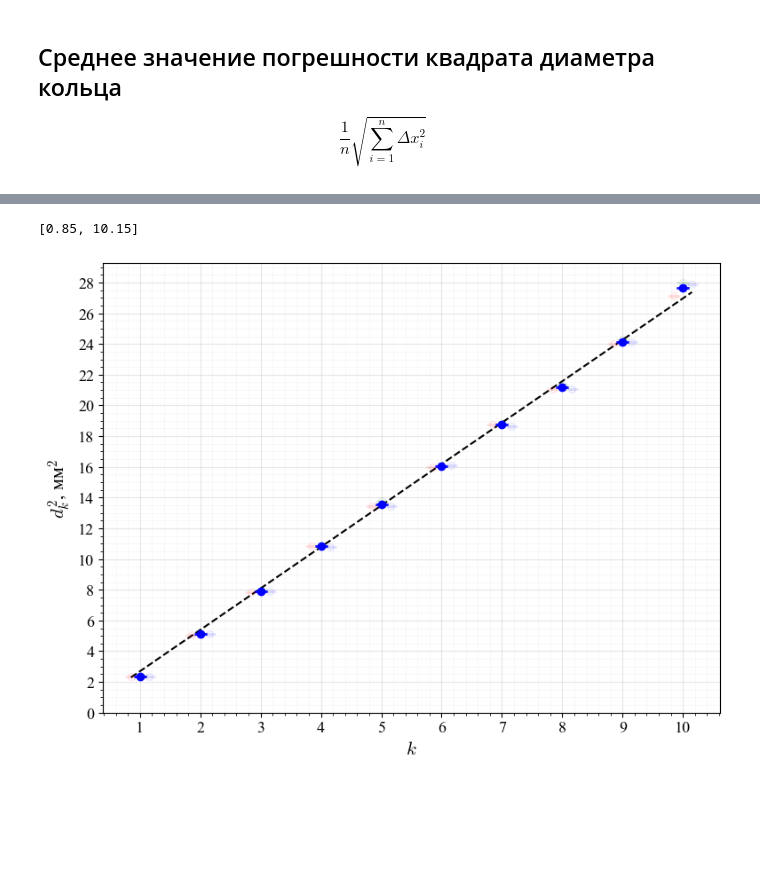
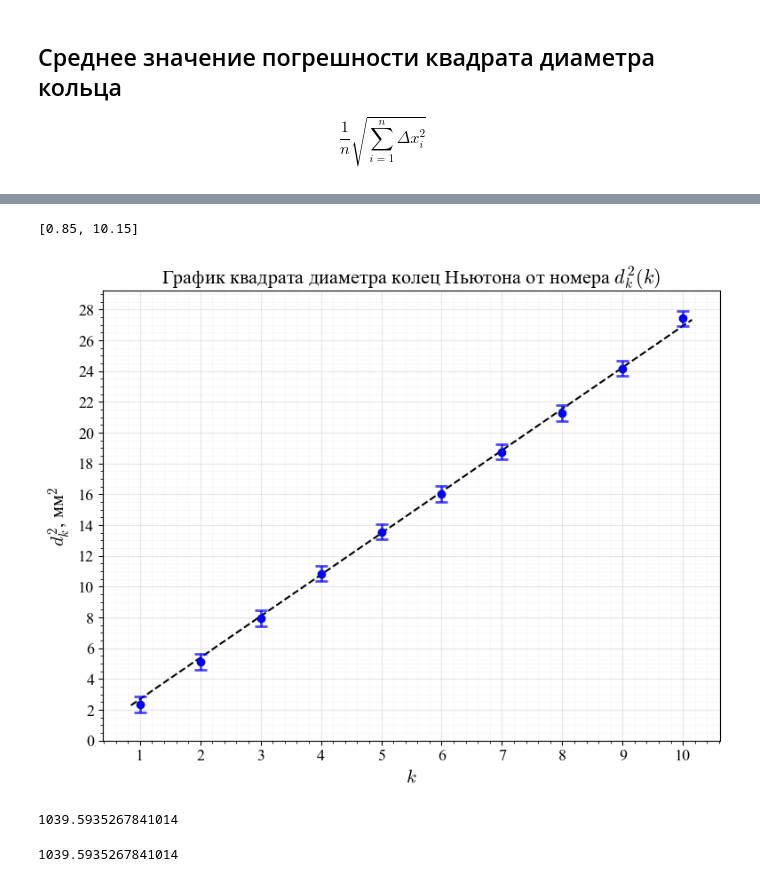
Before and after one commit to SerKin0/IBTC-physics-2k4s-latex-newton_ring, a Jupyter notebook: data/main.ipynb, the cells around one changed output, grey strips where cells are left out. Saved outputs shown, nothing was run; the diff lists cells and outputs as text; code cells hidden in the pictures; blank space fills up the shorter version.

```diff
--- a/data/main.ipynb
+++ b/data/main.ipynb
@@ -29,7 +29,7 @@ n = 1
 lambda_light = 0.589 * 1e-6
 
 # Абсолютная погрешность диаметра колец Ньютона
-delta_d = 5 * 1e-6
+delta_d = 0.01
 # %%
 # --------------------------- Результаты измерений --------------------------- #
 tests = [
@@ -387,6 +386,7 @@ colors = [
     "blue",
     "green",
     "red",
+    "orange"
 ]
 trend = lambda x: k_square_diameters * x
 
@@ -399,51 +399,52 @@ plt.plot(x_trend, y_trend, '--', color='black')
 y_points = [i + 1 for i in range(10)][::-1]
 
 length = len(square_diameters_rings)
 
-for index_test, (diameters, error_diameters, mid_diameters, mid_error_diameters) in enumerate(
-    zip(square_diameters_rings, errors_square_diameters_rings, middle_square_diameters, middle_error_square_diameters)
-):
-    window_y = [y - step * (index_test - length // 2) for y in y_points]
-    ax.plot(window_y, diameters, "o", color=colors[index_test], alpha=0.05)
-    ax.errorbar(
-        window_y,
-        diameters,
-        yerr=error_diameters,
-        fmt="none",
-        capsize=5,
-        capthick=2,
-        elinewidth=2,
-        color=colors[index_test],
-        alpha=0.05,
-    )
+# for index_test, (diameters, error_diameters, mid_diameters, mid_error_diameters) in enumerate(
+#     zip(square_diameters_rings, errors_square_diameters_rings, middle_square_diameters, middle_error_square_diameters)
+# ):
+#     window_y = [y - step * (index_test - length // 2) for y in y_points]
+#     ax.plot(window_y, diameters, "o", color=colors[index_test], alpha=0.05)
+#     ax.errorbar(
+#         window_y,
+#         diameters,
+#         yerr=error_diameters,
+#         fmt="none",
+#         capsize=5,
+#         capthick=2,
+#         elinewidth=2,
+#         color=colors[index_test],
+#         alpha=0.05,
+#     )
 
 plt.plot(y_points, middle_square_diameters, "o", color='blue')
 ax.errorbar(
     y_points,
     middle_square_diameters,
-    yerr=middle_error_square_diameters,
+    yerr=0.5,
     fmt="none",
     capsize=5,
     capthick=2,
     elinewidth=2,
     color='blue',
     alpha=0.7,
 )
 
 plt.minorticks_on()
 
 plt.xlabel("$k$")
 plt.ylabel(r"$d_k^2$, $\text{мм}^2$")
 plt.xticks(y_points)
 plt.yticks(np.arange(0, 30, 2))
 ax.grid(True, alpha=0.3)
 plt.grid(True, which='minor', linestyle=':', linewidth=0.5, alpha=0.3)
 plt.tight_layout()
+plt.title("График квадрата диаметра колец Ньютона от номера $d_k^2(k)$")
 fig.savefig('graph_1.pdf', bbox_inches='tight')
 plt.show()
 # %% [output]
 [0.85, 10.15]
-[figure, old version]
+[figure, new version]
 # %%
 middle = 0
 count = 0
@@ -453,6 +454,14 @@ for row in radius_lenses:
     middle += sum(row)
 
 middle_radius_lenses = middle / count
+
+middle_radius_lenses
+# %% [output]
+1039.5935267841014
+# %%
+middle_radius_lenses
+# %% [output]
+1039.5935267841014
 # %%
 fig, ax = plt.subplots(figsize=(7, 5))
 
```
Also changed, not shown: parts of 18 cells of this notebook, 6 other files.
